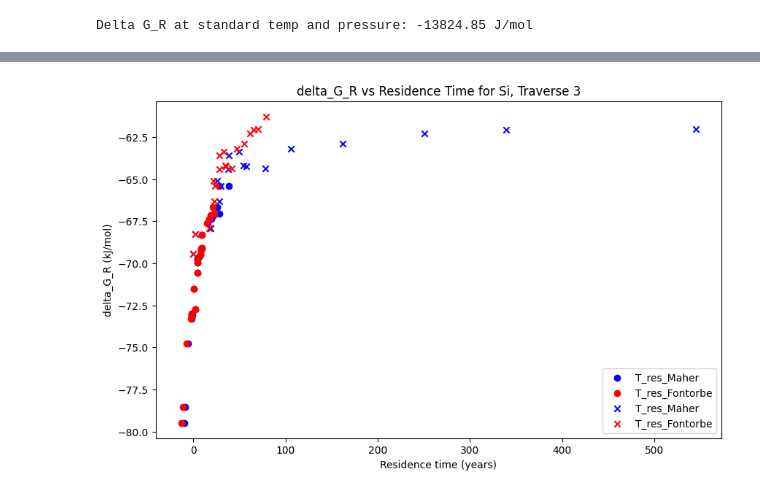
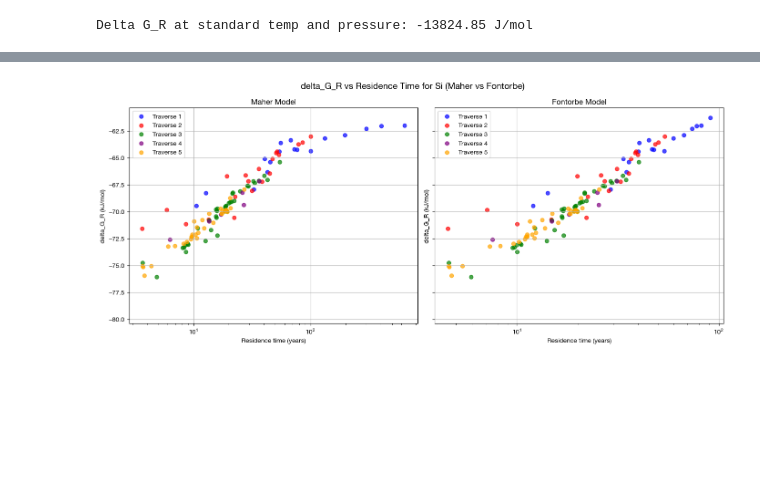
Before and after one commit to iskiros/Nepal, a Jupyter notebook: Code/Model4.ipynb, the cells around one changed output, grey strips where cells are left out. Cells and saved outputs as stored; diff of their text form; code cells hidden in the pictures; blank space fills up the shorter version.

```diff
--- a/Code/Model4.ipynb
+++ b/Code/Model4.ipynb
@@ -156,6 +658,8 @@ k = 10**(-15) # Reaction rate (mol/m^2/s)
 
 R_n = rho_sf * A_a * k * X_r # Rate constant (mol/m^2/s)
 
+f = 0.5
+
 print(R_n)
 # %% [output]
 5.4e-11
@@ -380,0 +921,16 @@ See the caveats in the documentation: https://pandas.pydata.org/pandas-docs/stab
+# %%
+# Combine all simulations into a single DataFrame
+df_monte_carlo = pd.concat(monte_carlo_results, keys=range(N_simulations), names=["Simulation", "Index"])
+
+# 🔍 Debugging: Check if T_res_Maher exists in df_monte_carlo
+print("\n🔎 Checking `df_monte_carlo` for T_res_Maher columns:")
+print(df_monte_carlo.filter(like="T_res_Maher").head())  # ✅ Should now contain values
+
+# Select only numeric columns for aggregation
+numeric_cols = df_monte_carlo.select_dtypes(include=[np.number]).columns
+if numeric_cols.any():
+    df_monte_carlo_summary = df_monte_carlo[numeric_cols].groupby("Index").agg(["mean", "std"])
+
+# 🔍 Debugging: Check Monte Carlo summary
+print("\n🔎 Checking Monte Carlo Summary for Maher Model:")
+print(df_monte_carlo_summary.filter(like="T_res_Maher").head())  # ✅ Should now contain mean/std
@@ -688,34 +1594,82 @@ plt.show()
 # %%
-# plot delta_G_R vs Elevation for Si
+# # plot delta_G_R vs Elevation for Si
 
-plt.figure(figsize=(10, 6))
+# plt.figure(figsize=(10, 6))
 
-# Plot the data
+# # Plot the data
 
-plt.scatter(df_traverse3['T_res_Maher_Si_uM_EC'], df_traverse3['delta_G_R_kJmol'], color = 'blue', label = 'T_res_Maher')
-plt.scatter(df_traverse3['T_res_Fontorbe_Si_uM_EC'], df_traverse3['delta_G_R_kJmol'], color = 'red', label = 'T_res_Fontorbe')
+# plt.scatter(df_traverse3['T_res_Maher_Si_uM_EC'], df_traverse3['delta_G_R_kJmol'], color = 'blue', label = 'T_res_Maher')
+# plt.scatter(df_traverse3['T_res_Fontorbe_Si_uM_EC'], df_traverse3['delta_G_R_kJmol'], color = 'red', label = 'T_res_Fontorbe')
 
-plt.scatter(df_traverse1['T_res_Maher_Si_uM_EC'], df_traverse1['delta_G_R_kJmol'], color = 'blue', marker = 'x', label = 'T_res_Maher')
-plt.scatter(df_traverse1['T_res_Fontorbe_Si_uM_EC'], df_traverse1['delta_G_R_kJmol'], color = 'red', marker = 'x', label = 'T_res_Fontorbe')
+# plt.scatter(df_traverse1['T_res_Maher_Si_uM_EC'], df_traverse1['delta_G_R_kJmol'], color = 'blue', marker = 'x', label = 'T_res_Maher')
+# plt.scatter(df_traverse1['T_res_Fontorbe_Si_uM_EC'], df_traverse1['delta_G_R_kJmol'], color = 'red', marker = 'x', label = 'T_res_Fontorbe')
 
 
 
-# Add labels and title
-plt.xlabel('Residence time (years)')
-plt.ylabel('delta_G_R (kJ/mol)')
+# # Add labels and title
+# plt.xlabel('Residence time (years)')
+# plt.ylabel('delta_G_R (kJ/mol)')
 
-plt.title('delta_G_R vs Residence Time for Si, Traverse 3')
+# plt.title('delta_G_R vs Residence Time for Si, Traverse 3')
 
-# Add a legend
+# # Add a legend
 
-plt.legend()
-#plt.yscale('log')
+# plt.legend()
+# #plt.yscale('log')
 
 
-# Display the plot
-plt.savefig('delta_G_R_Si_time_trav1.pdf')
+# # Display the plot
+# plt.savefig('delta_G_R_Si_time_trav1.pdf')
 
 
+# plt.show()
+
+import matplotlib.pyplot as plt
+import numpy as np
+
+# Define colors for different traverses
+traverse_colors = {1: 'blue', 2: 'red', 3: 'green', 4: 'purple', 5: 'orange'}
+markers = {1: 'o', 2: 'o', 3: 'o', 4: 'o', 5: 'o'}  # Different markers for each traverse
+
+# Create figure and two subplots (one for Maher, one for Fontorbe)
+fig, axes = plt.subplots(ncols=2, figsize=(14, 6), sharey=True)
+
+# Titles for the subplots
+axes[0].set_title("Maher Model")
+axes[1].set_title("Fontorbe Model")
+
+# Loop through df_traverse1 to df_traverse5
+for i in range(1, 6):
+    df_name = f"df_traverse{i}"
+    df = globals()[df_name]  # Get the actual DataFrame object
+
+    color = traverse_colors[i]  # Assign color based on traverse
+    marker = markers[i]  # Assign marker based on traverse
+
+    # Plot Maher model residence time
+    axes[0].scatter(df['T_res_Maher_Si_uM_EC'], df['delta_G_R_kJmol'],
+                    color=color, marker=marker,
+                    label=f'Traverse {i}', alpha=0.7)
+
+    # Plot Fontorbe model residence time
+    axes[1].scatter(df['T_res_Fontorbe_Si_uM_EC'], df['delta_G_R_kJmol'],
+                    color=color, marker=marker,
+                    label=f'Traverse {i}', alpha=0.7)
+
+# Set common x/y labels
+for ax in axes:
+    ax.set_xlabel('Residence time (years)')
+    ax.set_xscale('log')
+    ax.set_ylabel('delta_G_R (kJ/mol)')
+    ax.legend()
+    ax.grid(True)
+
+# Set overall figure title
+fig.suptitle('delta_G_R vs Residence Time for Si (Maher vs Fontorbe)', fontsize=14)
+
+# Adjust layout
+plt.tight_layout()
+plt.savefig('delta_G_R_Si_time_Maher_vs_Fontorbe.pdf')
 plt.show()
 # %% [output]
-[figure, old version]
+[figure, new version]
```
Also changed, not shown: parts of 63 cells of this notebook, 44 other files.
